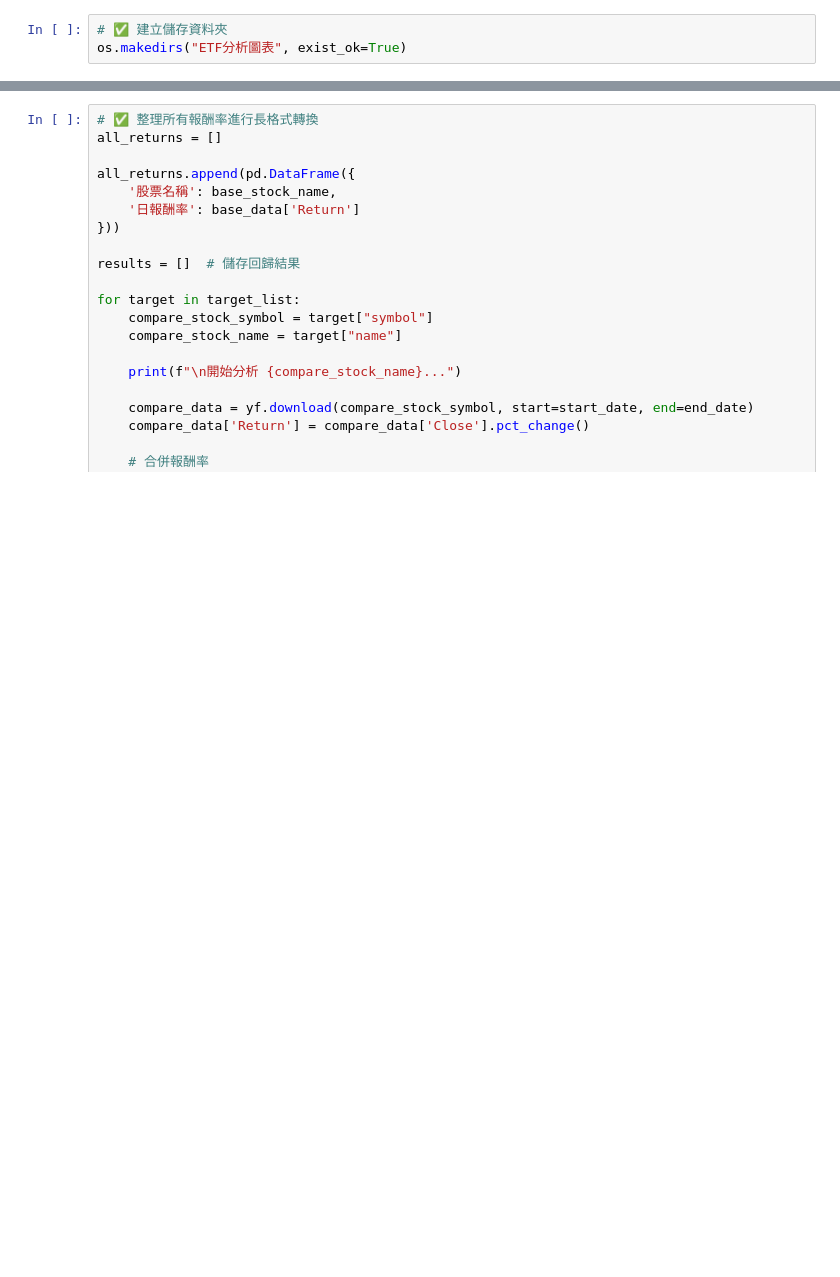
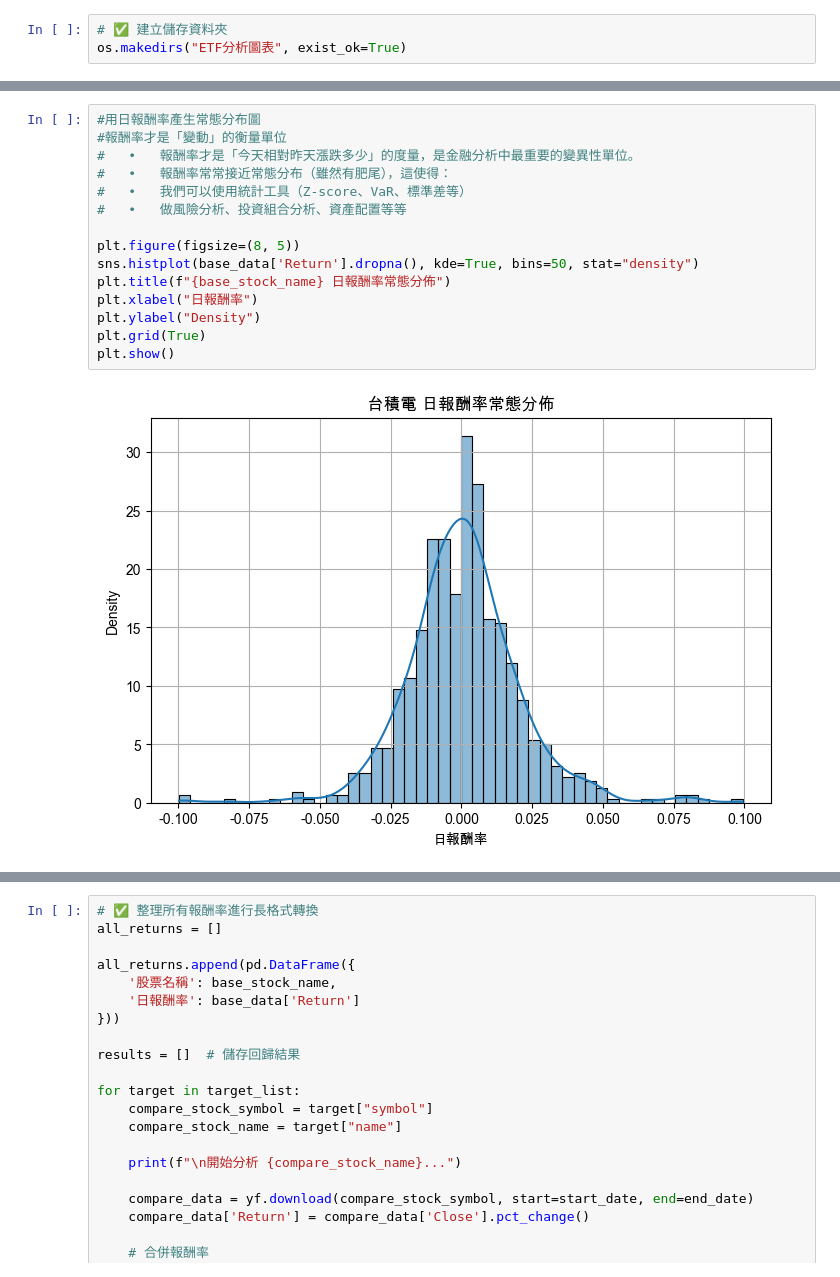
Before and after one commit to adam-liao/PythonWeb, a Jupyter notebook: TW2330-0056/boxz_with_distribution.ipynb, the cells around one changed output, grey strips where cells are left out. Saved outputs shown, nothing was run; the diff lists cells and outputs as text; blank space fills up the shorter version.

```diff
--- a/TW2330-0056/boxz_with_distribution.ipynb
+++ b/TW2330-0056/boxz_with_distribution.ipynb
@@ -66,3 +64,20 @@ Date
 2025-04-29  902.000000  902.000000  893.000000  897.000000  24362874  0.005574
 
 [801 rows x 6 columns]
+# %%
+#用日報酬率產生常態分布圖
+#報酬率才是「變動」的衡量單位
+#	•	報酬率才是「今天相對昨天漲跌多少」的度量，是金融分析中最重要的變異性單位。
+#	•	報酬率常常接近常態分布（雖然有肥尾），這使得：
+#	•	我們可以使用統計工具（Z-score、VaR、標準差等）
+#	•	做風險分析、投資組合分析、資產配置等等
+
+plt.figure(figsize=(8, 5))
+sns.histplot(base_data['Return'].dropna(), kde=True, bins=50, stat="density")
+plt.title(f"{base_stock_name} 日報酬率常態分佈")
+plt.xlabel("日報酬率")
+plt.ylabel("Density")
+plt.grid(True)
+plt.show()
+# %% [output]
+[figure, added]
```
Also changed, not shown: parts of 4 cells of this notebook.
